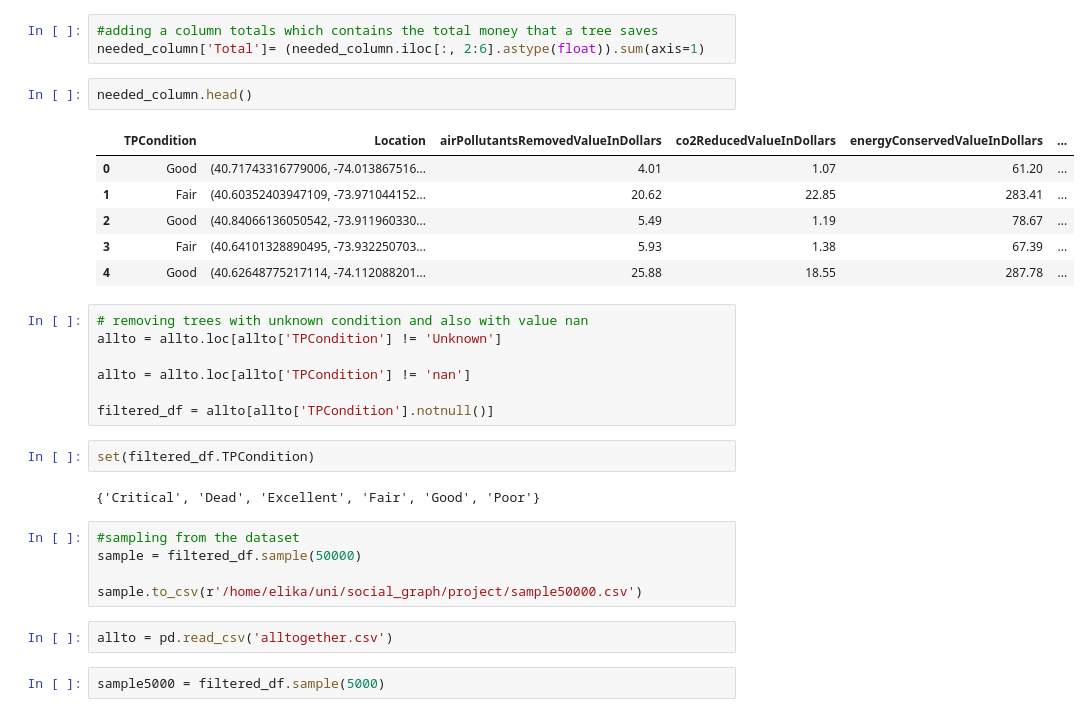
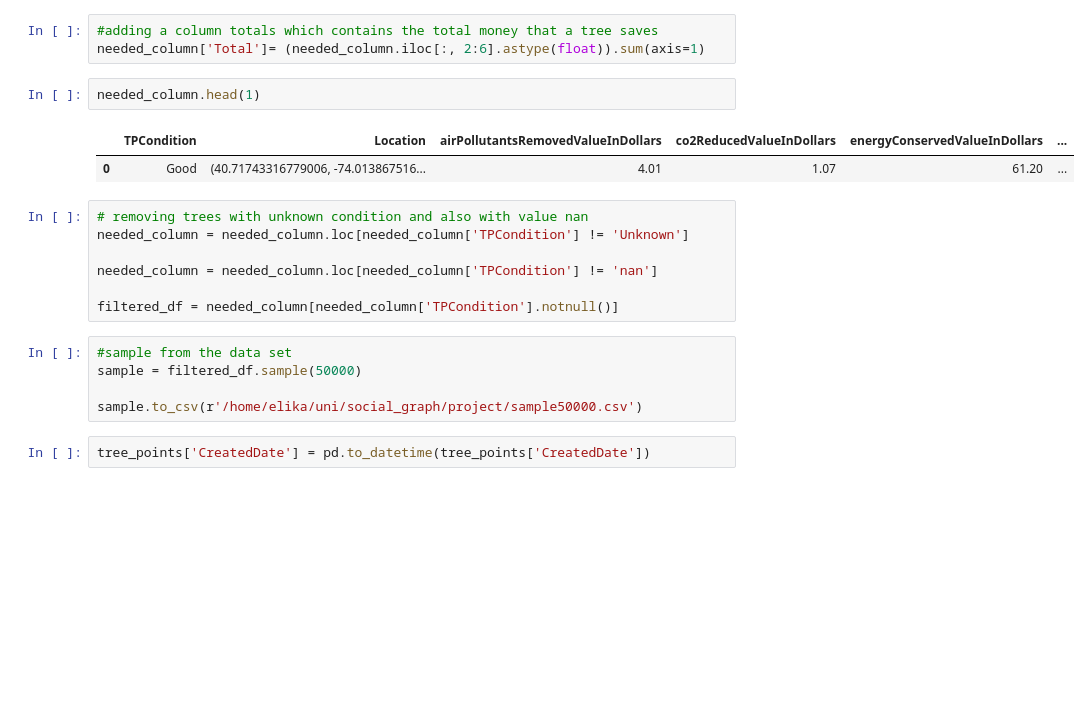
Before and after one commit to ElikaAraghi/Social-Graph, a Jupyter notebook: project/Explainer Notebook.ipynb, the cells around one changed output. Drawn from its saved outputs; the diff is of its cells as text; blank space fills up the shorter version.

```diff
--- a/project/Explainer Notebook.ipynb
+++ b/project/Explainer Notebook.ipynb
@@ -349,31 +79,21 @@ needed_column['long'] = long
 #adding a column totals which contains the total money that a tree saves
 needed_column['Total']= (needed_column.iloc[:, 2:6].astype(float)).sum(axis=1)
 # %%
-needed_column.head()
+needed_column.head(1)
 # %% [output]
 |  | TPCondition | Location | airPollutantsRemovedValueInDollars | co2ReducedValueInDollars | energyConservedValueInDollars | ... |
 | 0 | Good | (40.71743316779006, -74.013867516... | 4.01 | 1.07 | 61.20 | ... |
-| 1 | Fair | (40.60352403947109, -73.971044152... | 20.62 | 22.85 | 283.41 | ... |
-| 2 | Good | (40.84066136050542, -73.911960330... | 5.49 | 1.19 | 78.67 | ... |
-| 3 | Fair | (40.64101328890495, -73.932250703... | 5.93 | 1.38 | 67.39 | ... |
-| 4 | Good | (40.62648775217114, -74.112088201... | 25.88 | 18.55 | 287.78 | ... |
 # %%
 # removing trees with unknown condition and also with value nan
-allto = allto.loc[allto['TPCondition'] != 'Unknown']
+needed_column = needed_column.loc[needed_column['TPCondition'] != 'Unknown']
 
-allto = allto.loc[allto['TPCondition'] != 'nan']
+needed_column = needed_column.loc[needed_column['TPCondition'] != 'nan']
 
-filtered_df = allto[allto['TPCondition'].notnull()]
+filtered_df = needed_column[needed_column['TPCondition'].notnull()]
-# %%
-set(filtered_df.TPCondition)
-# %% [output]
-{'Critical', 'Dead', 'Excellent', 'Fair', 'Good', 'Poor'}
 # %%
-#sampling from the dataset
+#sample from the data set
 sample = filtered_df.sample(50000)
 
 sample.to_csv(r'/home/elika/uni/social_graph/project/sample50000.csv')
-# %%
-allto = pd.read_csv('alltogether.csv')
-# %%
-sample5000 = filtered_df.sample(5000)
+# %%
+tree_points['CreatedDate'] = pd.to_datetime(tree_points['CreatedDate'])
```
Also changed, not shown: parts of 65 cells of this notebook.
